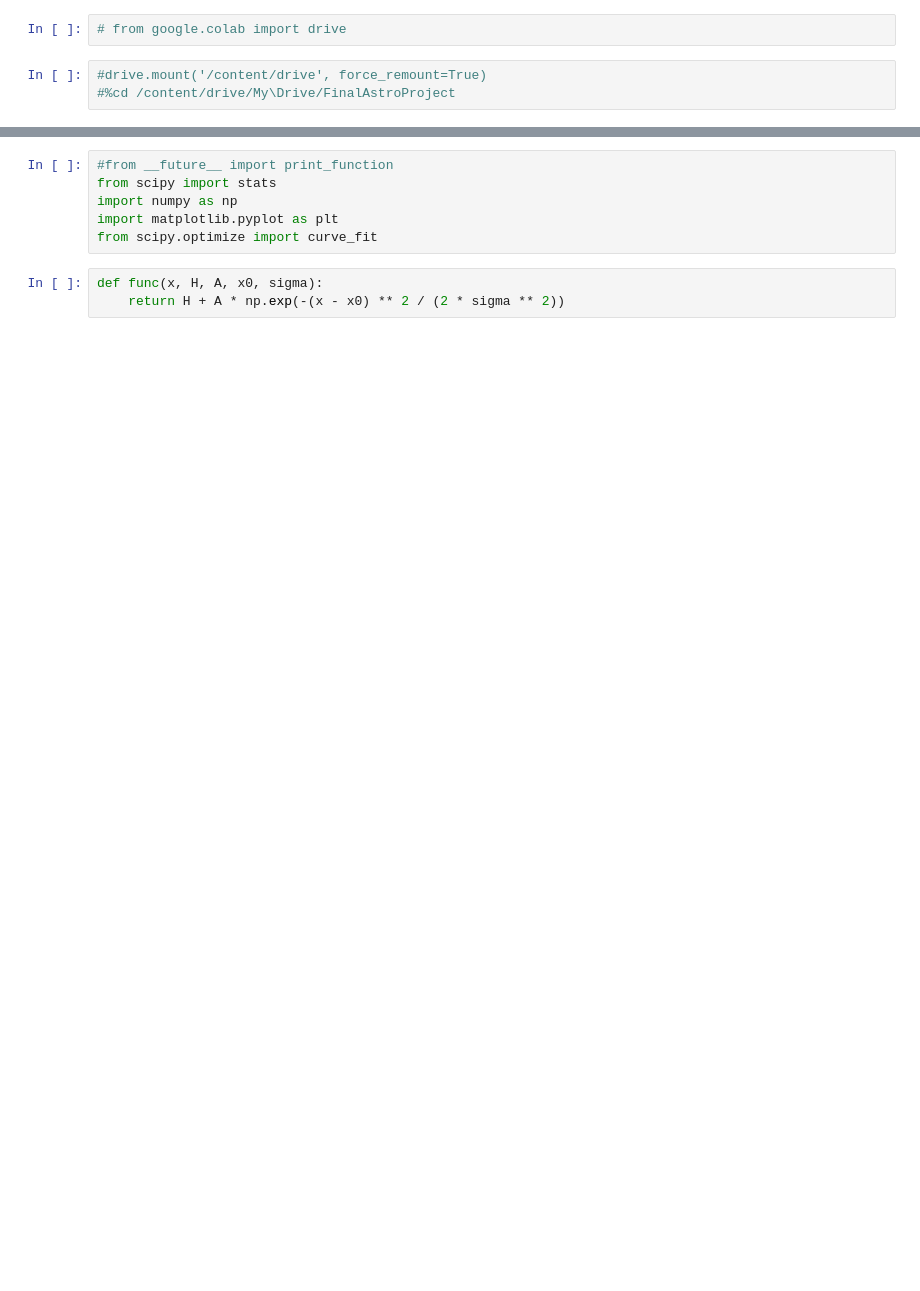
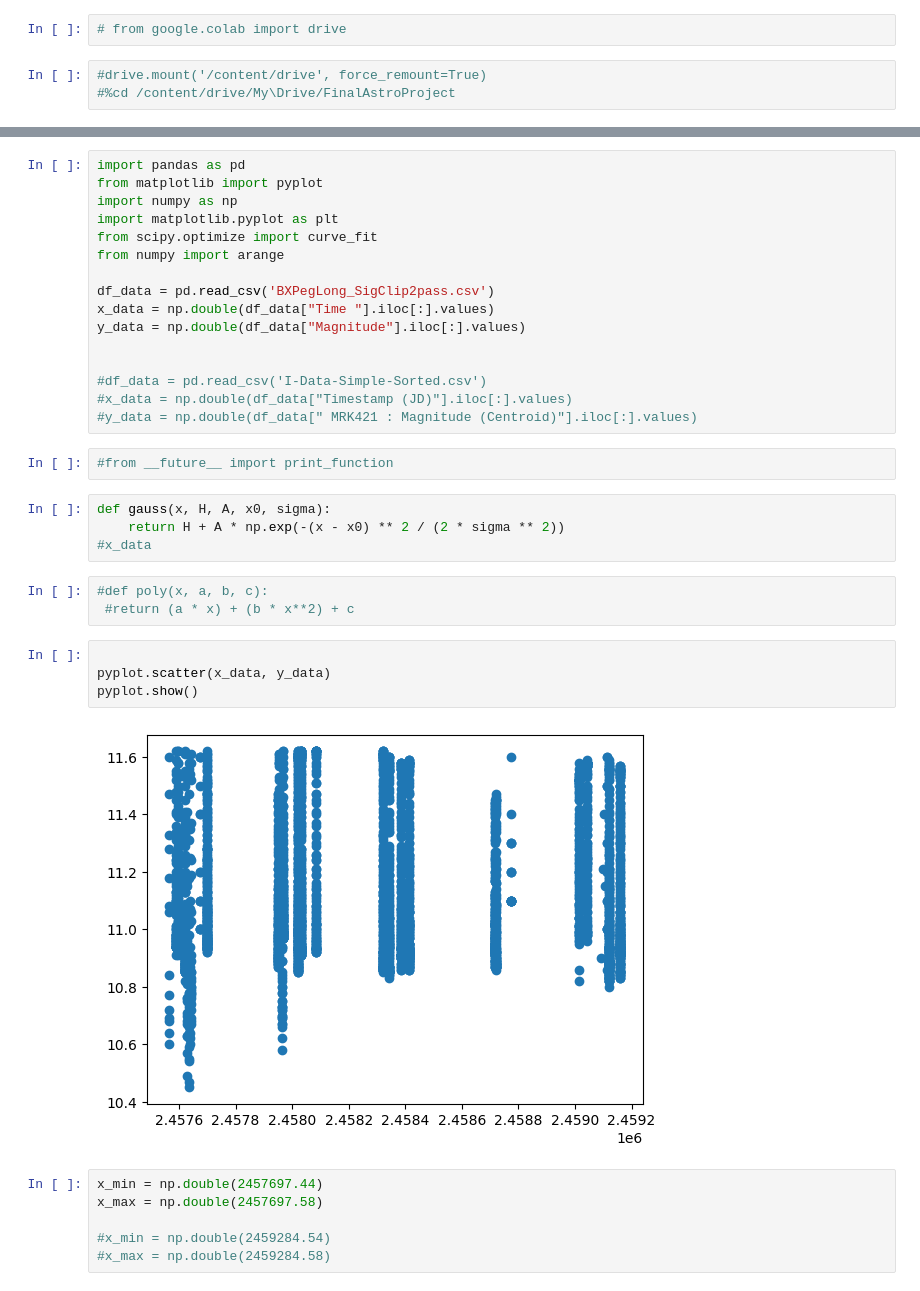
Before and after one commit to kpatel34/AstroFinalProject, a Jupyter notebook: finalproject.ipynb, the cells around one changed output, grey strips where cells are left out. Saved outputs shown, nothing was run; the diff lists cells and outputs as text; blank space fills up the shorter version.

```diff
--- a/finalproject.ipynb
+++ b/finalproject.ipynb
@@ -32,9 +10,37 @@ print(df)
-# %%
-#from __future__ import print_function
-from scipy import stats
-import numpy as np
-import matplotlib.pyplot as plt
-from scipy.optimize import curve_fit
+# %%
+import pandas as pd
+from matplotlib import pyplot
+import numpy as np
+import matplotlib.pyplot as plt
+from scipy.optimize import curve_fit
+from numpy import arange
+
+df_data = pd.read_csv('BXPegLong_SigClip2pass.csv')
+x_data = np.double(df_data["Time "].iloc[:].values)
+y_data = np.double(df_data["Magnitude"].iloc[:].values)
+
+
+#df_data = pd.read_csv('I-Data-Simple-Sorted.csv')
+#x_data = np.double(df_data["Timestamp (JD)"].iloc[:].values)
+#y_data = np.double(df_data[" MRK421 : Magnitude (Centroid)"].iloc[:].values)
+# %%
+#from __future__ import print_function
 # %%
-def func(x, H, A, x0, sigma):
+def gauss(x, H, A, x0, sigma):
     return H + A * np.exp(-(x - x0) ** 2 / (2 * sigma ** 2))
+#x_data
+# %%
+#def poly(x, a, b, c):
+ #return (a * x) + (b * x**2) + c
+# %%
+
+pyplot.scatter(x_data, y_data)
+pyplot.show()
+# %% [output]
+[figure, added]
+# %%
+x_min = np.double(2457697.44)
+x_max = np.double(2457697.58)
+
+#x_min = np.double(2459284.54)
+#x_max = np.double(2459284.58)
```
Also changed, not shown: parts of 14 cells of this notebook.
